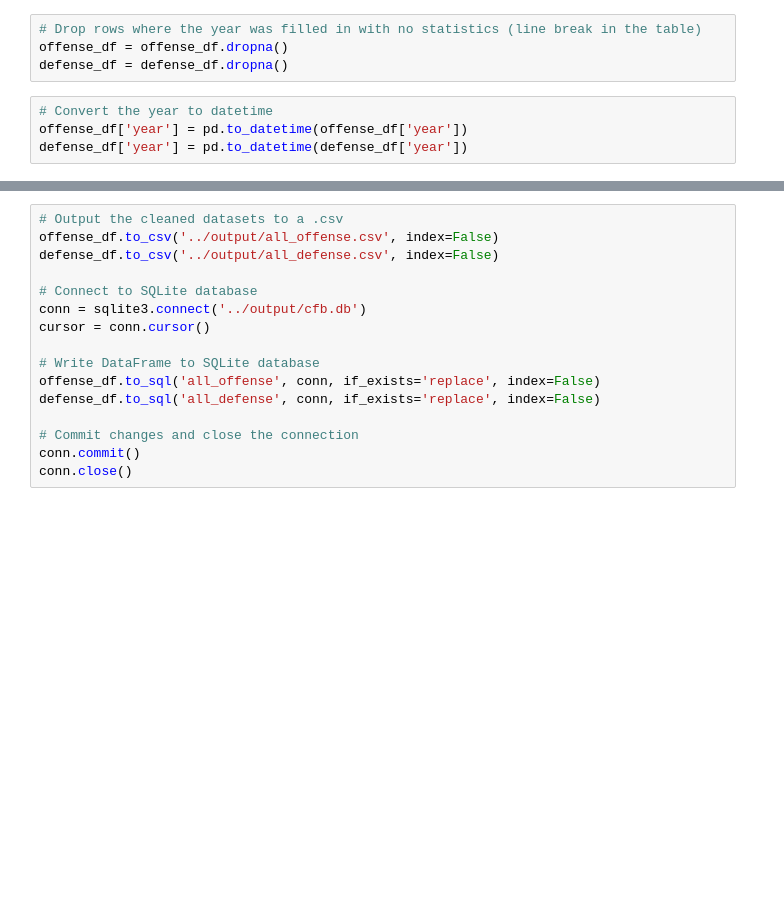
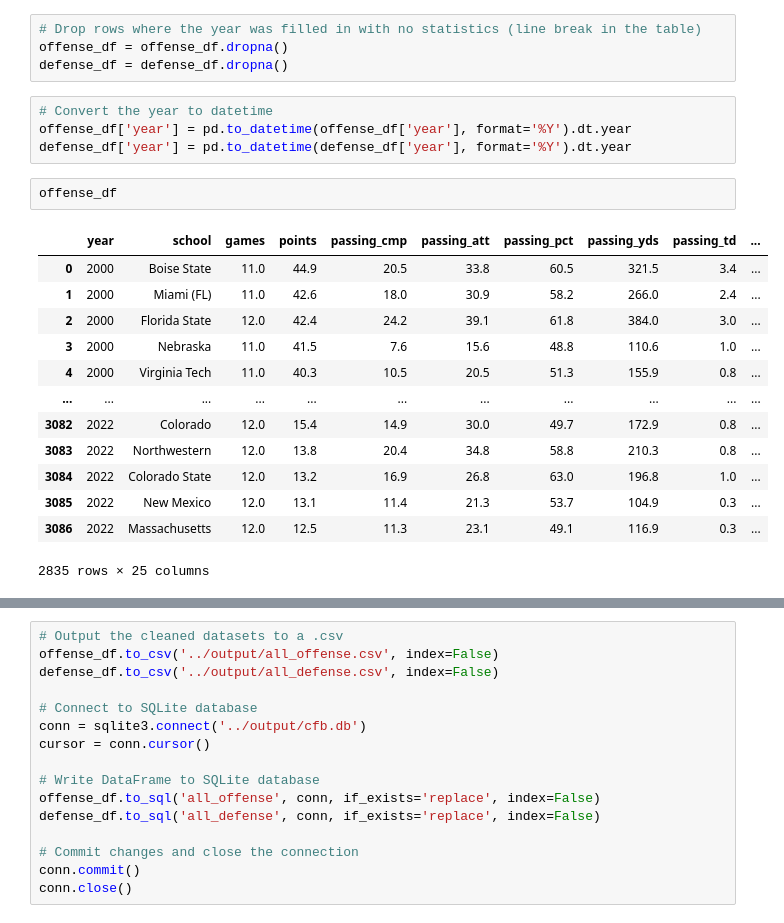
Before and after one commit to grantkerkman/cfb-data-science, a Jupyter notebook: ETL_notebooks/all_stats_transform_loading.ipynb, the cells around one changed output, grey strips where cells are left out. Saved outputs shown, nothing was run; the diff lists cells and outputs as text; blank space fills up the shorter version.

Commit message:
changed error in datetime conversion

```diff
--- a/ETL_notebooks/all_stats_transform_loading.ipynb
+++ b/ETL_notebooks/all_stats_transform_loading.ipynb
@@ -56,8 +56,24 @@ offense_df = offense_df.dropna()
 defense_df = defense_df.dropna()
 # %%
 # Convert the year to datetime
-offense_df['year'] = pd.to_datetime(offense_df['year'])
-defense_df['year'] = pd.to_datetime(defense_df['year'])
+offense_df['year'] = pd.to_datetime(offense_df['year'], format='%Y').dt.year
+defense_df['year'] = pd.to_datetime(defense_df['year'], format='%Y').dt.year
+# %%
+offense_df
+# %% [output]
+|  | year | school | games | points | passing_cmp | passing_att | passing_pct | passing_yds | passing_td | ... |
+| 0 | 2000 | Boise State | 11.0 | 44.9 | 20.5 | 33.8 | 60.5 | 321.5 | 3.4 | ... |
+| 1 | 2000 | Miami (FL) | 11.0 | 42.6 | 18.0 | 30.9 | 58.2 | 266.0 | 2.4 | ... |
+| 2 | 2000 | Florida State | 12.0 | 42.4 | 24.2 | 39.1 | 61.8 | 384.0 | 3.0 | ... |
+| 3 | 2000 | Nebraska | 11.0 | 41.5 | 7.6 | 15.6 | 48.8 | 110.6 | 1.0 | ... |
+| 4 | 2000 | Virginia Tech | 11.0 | 40.3 | 10.5 | 20.5 | 51.3 | 155.9 | 0.8 | ... |
+| ... | ... | ... | ... | ... | ... | ... | ... | ... | ... | ... |
+| 3082 | 2022 | Colorado | 12.0 | 15.4 | 14.9 | 30.0 | 49.7 | 172.9 | 0.8 | ... |
+| 3083 | 2022 | Northwestern | 12.0 | 13.8 | 20.4 | 34.8 | 58.8 | 210.3 | 0.8 | ... |
+| 3084 | 2022 | Colorado State | 12.0 | 13.2 | 16.9 | 26.8 | 63.0 | 196.8 | 1.0 | ... |
+| 3085 | 2022 | New Mexico | 12.0 | 13.1 | 11.4 | 21.3 | 53.7 | 104.9 | 0.3 | ... |
+| 3086 | 2022 | Massachusetts | 12.0 | 12.5 | 11.3 | 23.1 | 49.1 | 116.9 | 0.3 | ... |
+2835 rows × 25 columns
 # %%
 # Confirm that the dataset is ready for loading
 offense_df.info()
```
Also changed, not shown: parts of 2 cells of this notebook, 2 other files.
